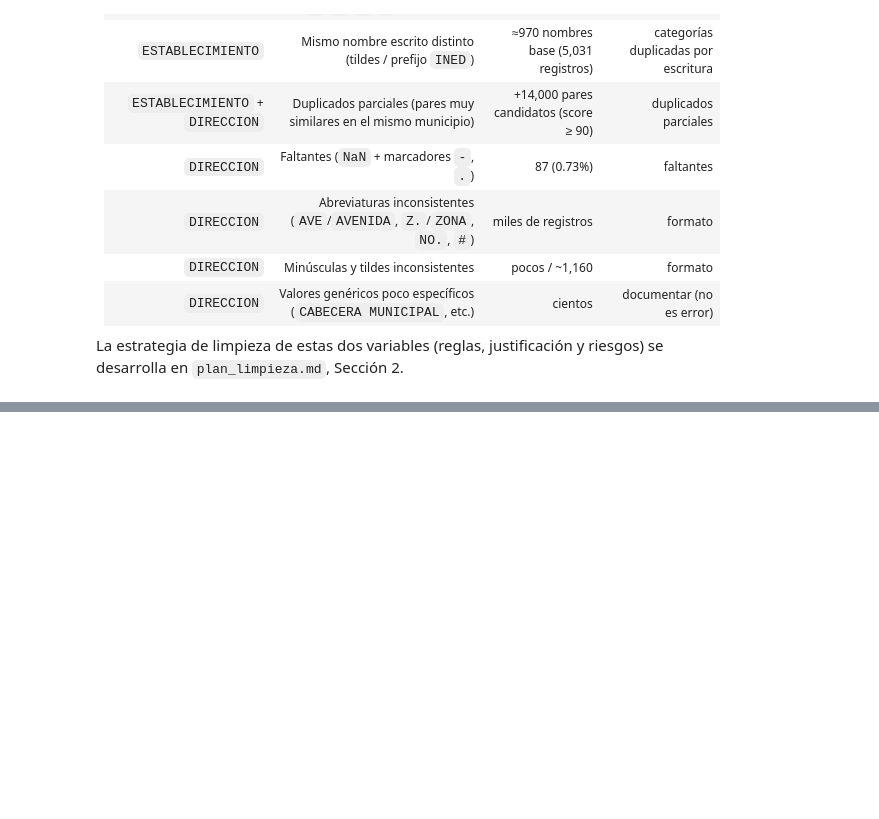
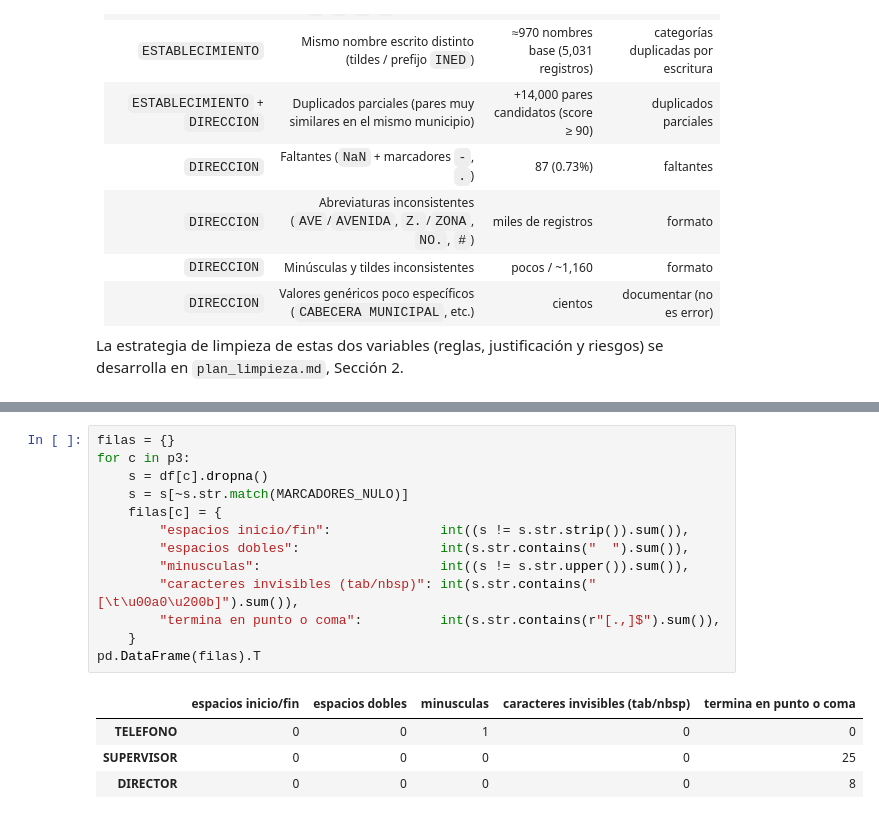
Before and after one commit to FerAHMz/proy1-ds, a Jupyter notebook: notebooks/01_diagnostico.ipynb, the cells around one changed output, grey strips where cells are left out. Drawn from its saved outputs; the diff is of its cells as text; blank space fills up the shorter version.

```diff
--- a/notebooks/01_diagnostico.ipynb
+++ b/notebooks/01_diagnostico.ipynb
@@ -899,0 +941,18 @@ riesgos) se desarrolla en `plan_limpieza.md`, Sección 2.
+# %%
+filas = {}
+for c in p3:
+    s = df[c].dropna()
+    s = s[~s.str.match(MARCADORES_NULO)]
+    filas[c] = {
+        "espacios inicio/fin":              int((s != s.str.strip()).sum()),
+        "espacios dobles":                  int(s.str.contains("  ").sum()),
+        "minusculas":                       int((s != s.str.upper()).sum()),
+        "caracteres invisibles (tab/nbsp)": int(s.str.contains("[\t\u00a0\u200b]").sum()),
+        "termina en punto o coma":          int(s.str.contains(r"[.,]$").sum()),
+    }
+pd.DataFrame(filas).T
+# %% [output]
+|  | espacios inicio/fin | espacios dobles | minusculas | caracteres invisibles (tab/nbsp) | termina en punto o coma |
+| TELEFONO | 0 | 0 | 1 | 0 | 0 |
+| SUPERVISOR | 0 | 0 | 0 | 0 | 25 |
+| DIRECTOR | 0 | 0 | 0 | 0 | 8 |
```
Also changed, not shown: parts of 18 cells of this notebook.
